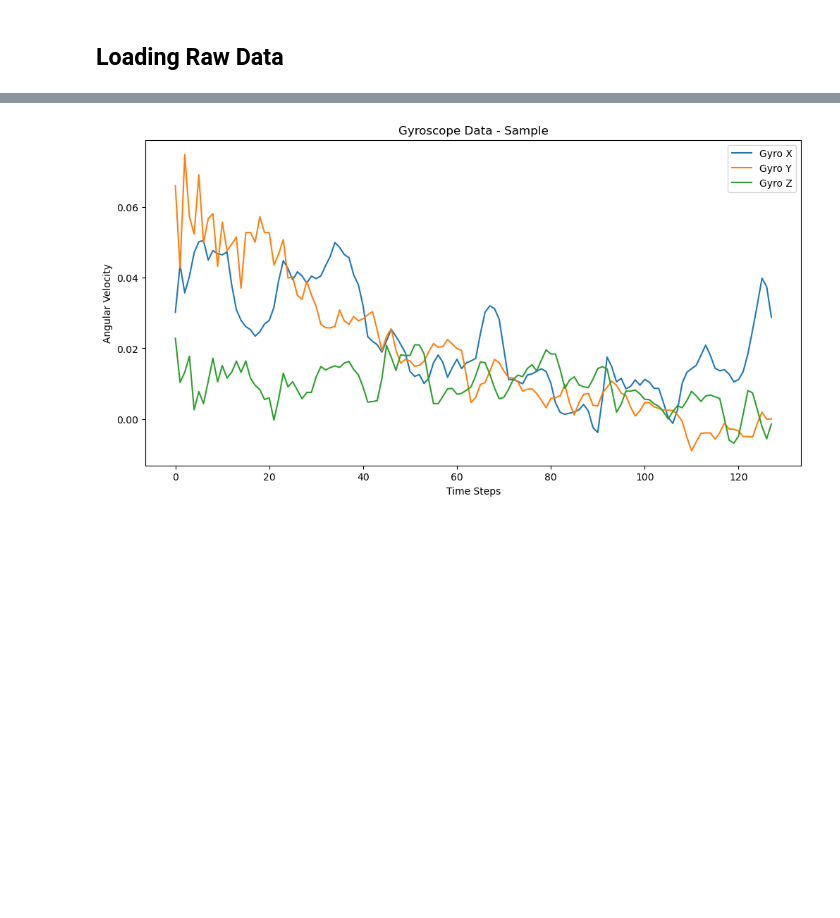
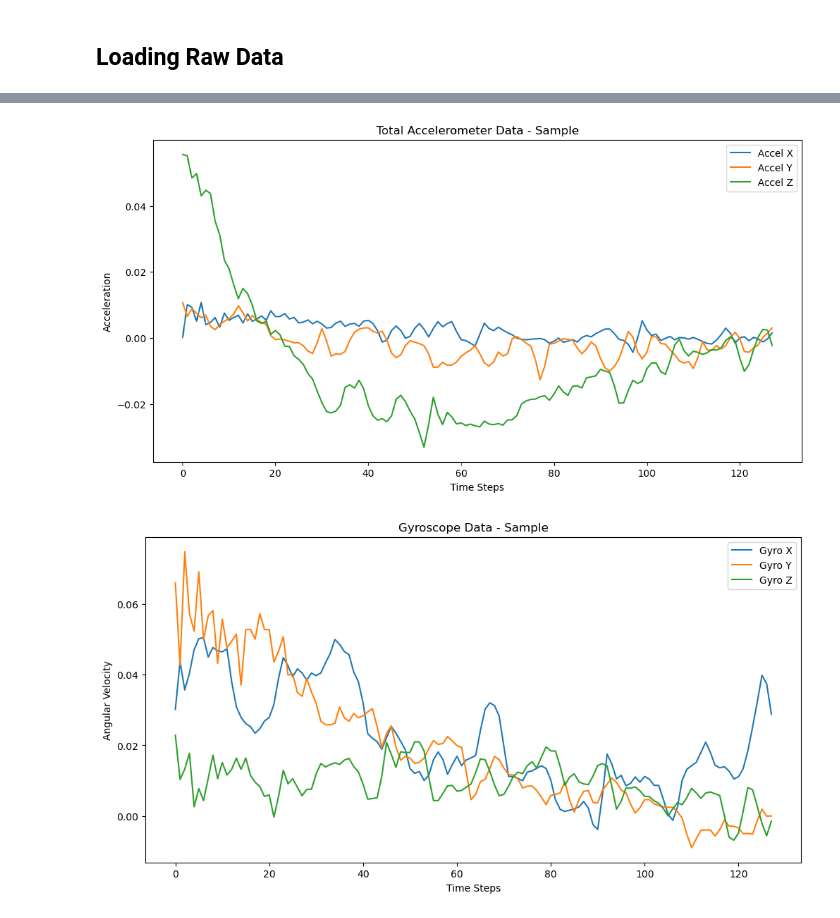
Before and after one commit to BanBot-2/EE-342-Final-Project-Code, a Jupyter notebook: final_project_report.ipynb, the cells around one changed output, grey strips where cells are left out. Drawn from its saved outputs; the diff is of its cells as text; code cells hidden in the pictures; blank space fills up the shorter version.

```diff
--- a/final_project_report.ipynb
+++ b/final_project_report.ipynb
@@ -135,3 +142,18 @@ plt.show()
+# %%
+# Graph one sample of body accel data to visualize
+plt.figure(figsize=(12, 6))
+time_steps = np.arange(train_body_accel.shape[1]) # 128 time steps
+
+for i, axis in enumerate(['X', 'Y', 'Z']):
+    plt.plot(time_steps, train_body_accel[0, :, i].numpy(), label=f'Accel {axis}')
+
+plt.xlabel('Time Steps')
+plt.ylabel('Acceleration')
+plt.title('Total Accelerometer Data - Sample')
+plt.legend()
+plt.show()
+# %% [output]
+[figure, added]
 # %%
 # Graph one sample of gyroscope data to visualize the time series
 plt.figure(figsize=(12, 6))
```
Also changed, not shown: parts of 5 cells of this notebook.
